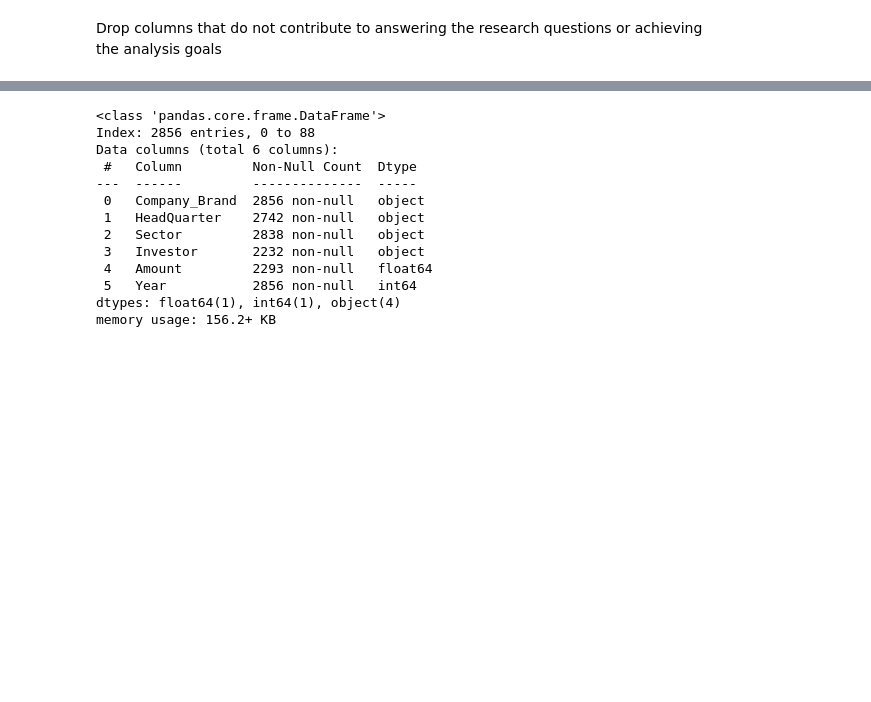
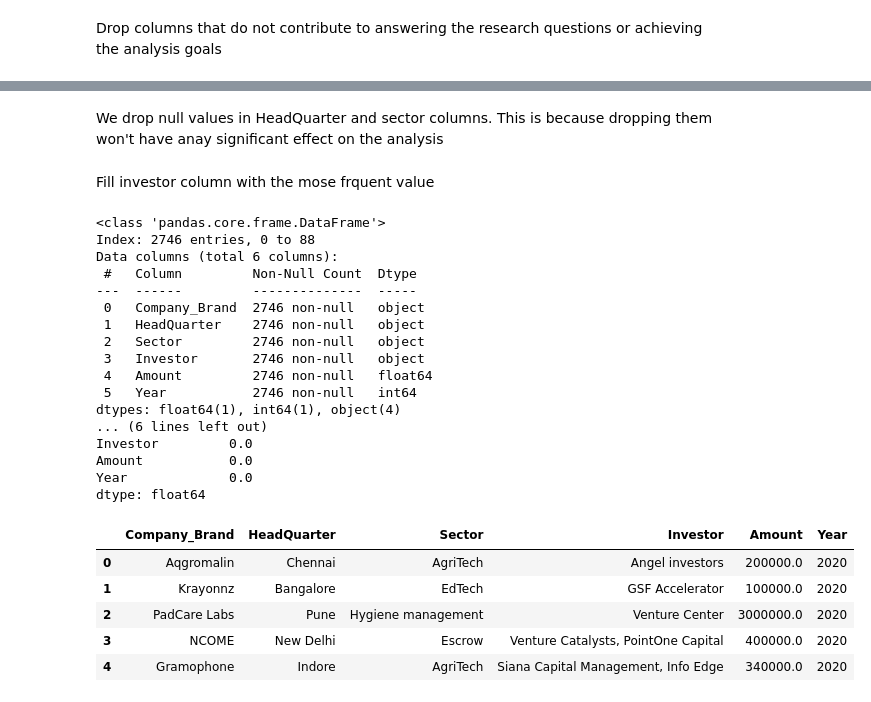
Before and after one commit to edadso/Exploring-Opportunities-in-the-Indian-Startup-Ecosystem, a Jupyter notebook: project_code.ipynb, the cells around one changed output, grey strips where cells are left out. Saved outputs shown, nothing was run; the diff lists cells and outputs as text; code cells hidden in the pictures; blank space fills up the shorter version.

```diff
--- a/project_code.ipynb
+++ b/project_code.ipynb
@@ -461,5 +651 @@ memory usage: 245.5+ KB
-# %%
-# Check for duplicates and drop them
-df_combined.duplicated().sum()
-df_combined.drop_duplicates(inplace = True)
 # %%
@@ -542,24 +676,0 @@ array([200000.0, 100000.0, nan, 400000.0, 340000.0, 600000.0, 45000000.0,
-# %%
-# Clean Amount colum and convert Indian Rupee to USD currency
-def clean_amount(Amount):
-    try:
-        Amount = str(Amount)
-        # Remove commas
-        Amount = Amount.replace(",", "")
-        # Check if the amount is in INR and convert to USD assuming 1 USD = 70 INR
-        if "₹" in Amount:
-            Amount = Amount.replace("₹", "")
-            return round(float(Amount) / 70, 2)
-        # Check if the amount is in USD
-        elif "$" in Amount:
-            Amount = Amount.replace("$", "")
-            return round(float(Amount), 2)
-        # If no currency symbol, assume it's already in USD
-        else:
-            return round(float(Amount), 2)
-    except ValueError:
-        # For non-numeric entries, return NaN
-        return np.nan
-
-# Apply the clean_amount function to the 'amount' column
-df_combined["Amount"] = df_combined["Amount"].apply(clean_amount)
@@ -589,16 +676,0 @@ array(['Chennai', 'Bangalore', 'Pune', 'New Delhi', 'Indore', 'Hyderabad',
-# %%
-df_combined.info()
-# %% [output]
-<class 'pandas.core.frame.DataFrame'>
-Index: 2856 entries, 0 to 88
-Data columns (total 6 columns):
- #   Column         Non-Null Count  Dtype
----  ------         --------------  -----
- 0   Company_Brand  2856 non-null   object
- 1   HeadQuarter    2742 non-null   object
- 2   Sector         2838 non-null   object
- 3   Investor       2232 non-null   object
- 4   Amount         2293 non-null   float64
- 5   Year           2856 non-null   int64
-dtypes: float64(1), int64(1), object(4)
-memory usage: 156.2+ KB
@@ -613,0 +677,36 @@ memory usage: 156.2+ KB
+# %% [markdown]
+We drop null values in HeadQuarter and sector columns. This is because dropping them won't have anay significant effect on the analysis
+# %%
+df_combined.dropna(subset = ["HeadQuarter", "Sector"], inplace = True)
+# %% [markdown]
+Fill investor column with the mose frquent value
+# %%
+# Fill the 'Sector' column with the most frequent value
+df_combined.fillna({"Investor": df_combined["Investor"].mode()[0]} , inplace = True)
+print(df_combined.info(), "\n====================== Null Value Percentage ======================")
+print(df_combined.isna().mean().mul(100))
+df_combined.head()
+# %% [output]
+<class 'pandas.core.frame.DataFrame'>
+Index: 2746 entries, 0 to 88
+Data columns (total 6 columns):
+ #   Column         Non-Null Count  Dtype
+---  ------         --------------  -----
+ 0   Company_Brand  2746 non-null   object
+ 1   HeadQuarter    2746 non-null   object
+ 2   Sector         2746 non-null   object
+ 3   Investor       2746 non-null   object
+ 4   Amount         2746 non-null   float64
+ 5   Year           2746 non-null   int64
+dtypes: float64(1), int64(1), object(4)
+... (6 lines left out)
+Investor         0.0
+Amount           0.0
+Year             0.0
+dtype: float64
+|  | Company_Brand | HeadQuarter | Sector | Investor | Amount | Year |
+| 0 | Aqgromalin | Chennai | AgriTech | Angel investors | 200000.0 | 2020 |
+| 1 | Krayonnz | Bangalore | EdTech | GSF Accelerator | 100000.0 | 2020 |
+| 2 | PadCare Labs | Pune | Hygiene management | Venture Center | 3000000.0 | 2020 |
+| 3 | NCOME | New Delhi | Escrow | Venture Catalysts, PointOne Capital | 400000.0 | 2020 |
+| 4 | Gramophone | Indore | AgriTech | Siana Capital Management, Info Edge | 340000.0 | 2020 |
```
Also changed, not shown: parts of 60 cells of this notebook.
